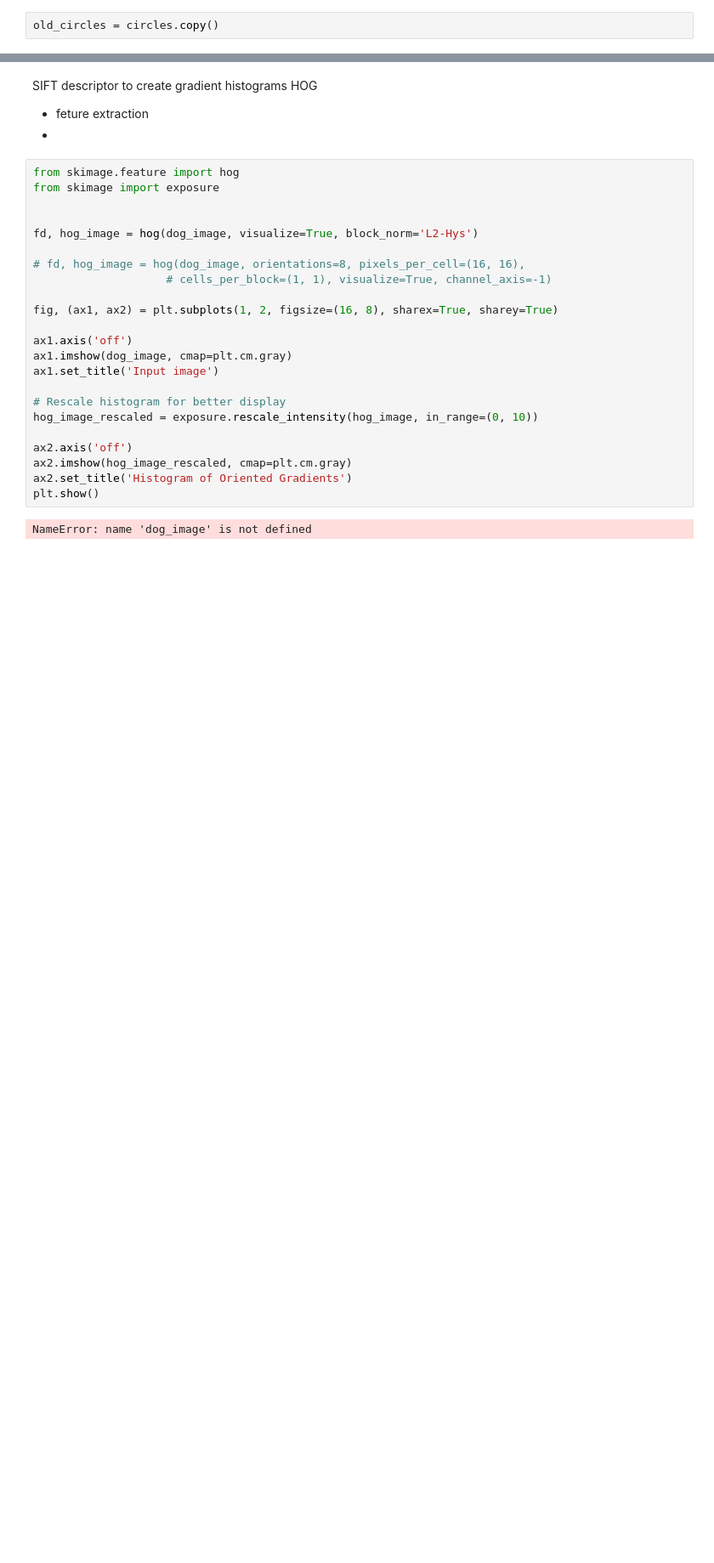
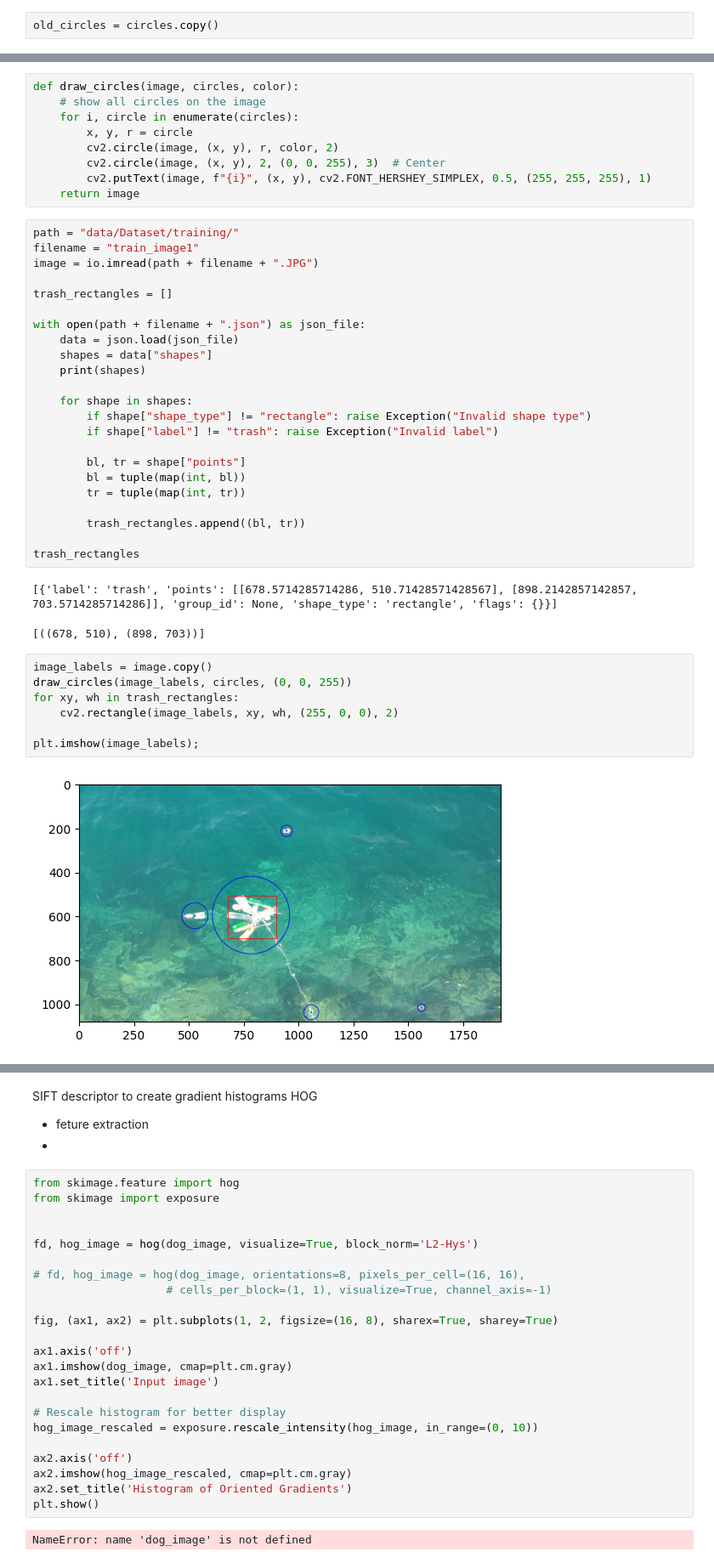
Before and after one commit to IgorCzudy/Trash-detection-, a Jupyter notebook: bistrina.ipynb, the cells around one changed output, grey strips where cells are left out. Shown at 85% size. Saved outputs shown, nothing was run; the diff lists cells and outputs as text; blank space fills up the shorter version.

Commit message:
feat: Get labels for trash and false class

```diff
--- a/bistrina.ipynb
+++ b/bistrina.ipynb
@@ -387,0 +423,44 @@ show_circles(circles, (255, 0 , 0))
+# %%
+def draw_circles(image, circles, color):
+    # show all circles on the image
+    for i, circle in enumerate(circles):
+        x, y, r = circle
+        cv2.circle(image, (x, y), r, color, 2)
+        cv2.circle(image, (x, y), 2, (0, 0, 255), 3)  # Center
+        cv2.putText(image, f"{i}", (x, y), cv2.FONT_HERSHEY_SIMPLEX, 0.5, (255, 255, 255), 1)
+    return image
+# %%
+path = "data/Dataset/training/"
+filename = "train_image1"
+image = io.imread(path + filename + ".JPG")
+
+trash_rectangles = []
+
+with open(path + filename + ".json") as json_file:
+    data = json.load(json_file)
+    shapes = data["shapes"]
+    print(shapes)
+
+    for shape in shapes:
+        if shape["shape_type"] != "rectangle": raise Exception("Invalid shape type")
+        if shape["label"] != "trash": raise Exception("Invalid label")
+
+        bl, tr = shape["points"]
+        bl = tuple(map(int, bl))
+        tr = tuple(map(int, tr))
+
+        trash_rectangles.append((bl, tr))
+
+trash_rectangles
+# %% [output]
+[{'label': 'trash', 'points': [[678.5714285714286, 510.71428571428567], [898.2142857142857, 703.5714285714286]], 'group_id': None, 'shape_type': 'rectangle', 'flags': {}}]
+[((678, 510), (898, 703))]
+# %%
+image_labels = image.copy()
+draw_circles(image_labels, circles, (0, 0, 255))
+for xy, wh in trash_rectangles:
+    cv2.rectangle(image_labels, xy, wh, (255, 0, 0), 2)
+
+plt.imshow(image_labels);
+# %% [output]
+[figure, added]
```
Also changed, not shown: parts of 16 cells of this notebook, 1 other file.
